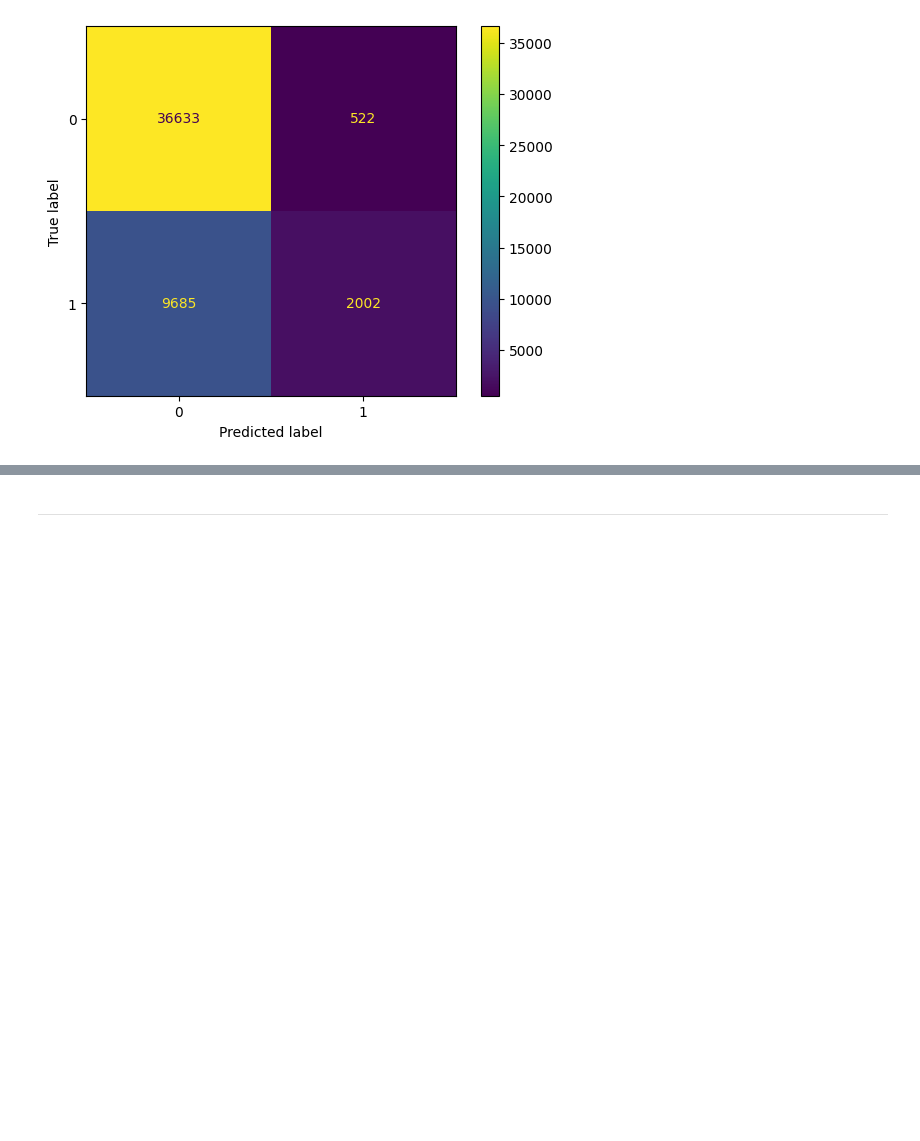
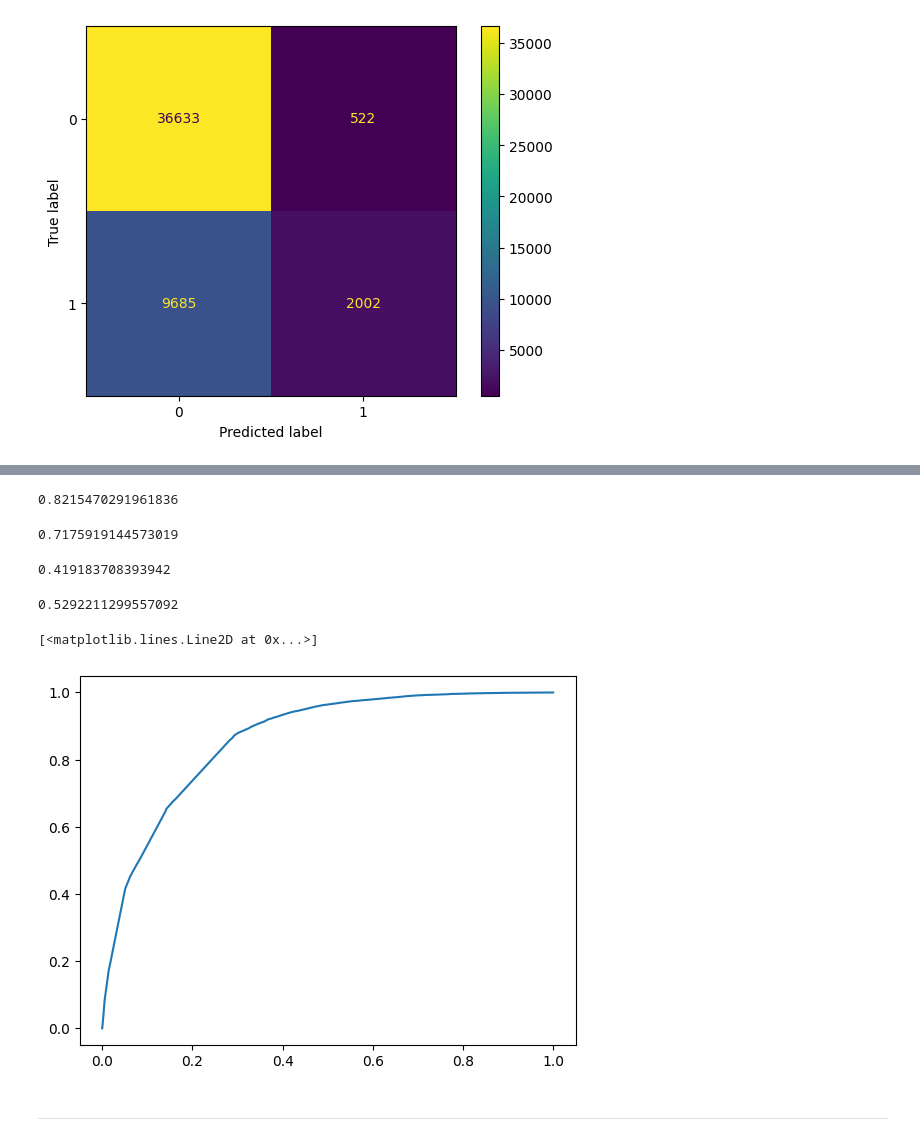
Before and after one commit to ddddrill/ds3-spring-2018, a Jupyter notebook: homework/adultss.ipynb, the cells around one changed output, grey strips where cells are left out. Cells and saved outputs as stored; diff of their text form; code cells hidden in the pictures; blank space fills up the shorter version.

```diff
--- a/homework/adultss.ipynb
+++ b/homework/adultss.ipynb
@@ -111,3 +111,9 @@ from sklearn.tree import DecisionTreeClassifier
 x_test=x
 # %%
 X_train, X_test, Y_train, Y_test=train_test_split(x,y,test_size=0.20)
+# %%
+from sklearn.model_selection import GridSearchCV
+params={'random_state': list( range(1, 10) )}
+gs = GridSearchCV( LogisticRegression(),param_grid=params, scoring = 'accuracy',cv=10, return_train_score = False )
+# %%
+gs.fit(X_train, Y_train)
@@ -181,0 +221,16 @@ plt.show()
+# %%
+print(metrics.accuracy_score(y, y_prediction))
+# %% [output]
+0.8215470291961836
+# %%
+print(metrics.precision_score(y, y_prediction))
+# %% [output]
+0.7175919144573019
+# %%
+print(metrics.recall_score(y, y_prediction))
+# %% [output]
+0.419183708393942
+# %%
+print(metrics.f1_score(y, y_prediction))
+# %% [output]
+0.5292211299557092
@@ -182,3 +239,11 @@ plt.show()
+# %%
+fpr, tpr, thres = roc_curve( y, predict[:, 1] )
+for line in zip( fpr, tpr, thres ):
+    line
+plt.plot( fpr, tpr )
+# %% [output]
+[<matplotlib.lines.Line2D at 0x...>]
+[figure, added]
 # %% [markdown]
 ---
 # %% [markdown]
```
Also changed, not shown: parts of 16 cells of this notebook, 6 other files.
